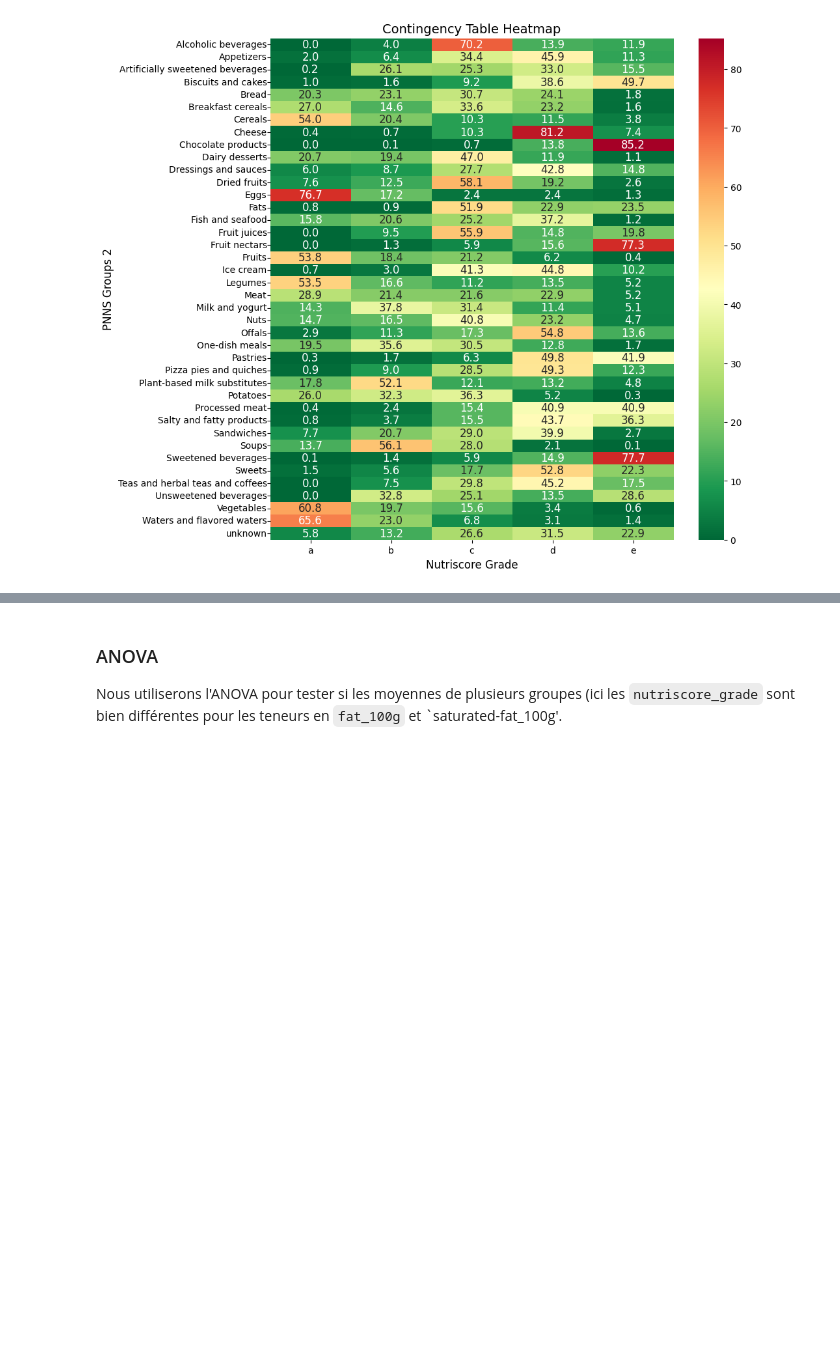
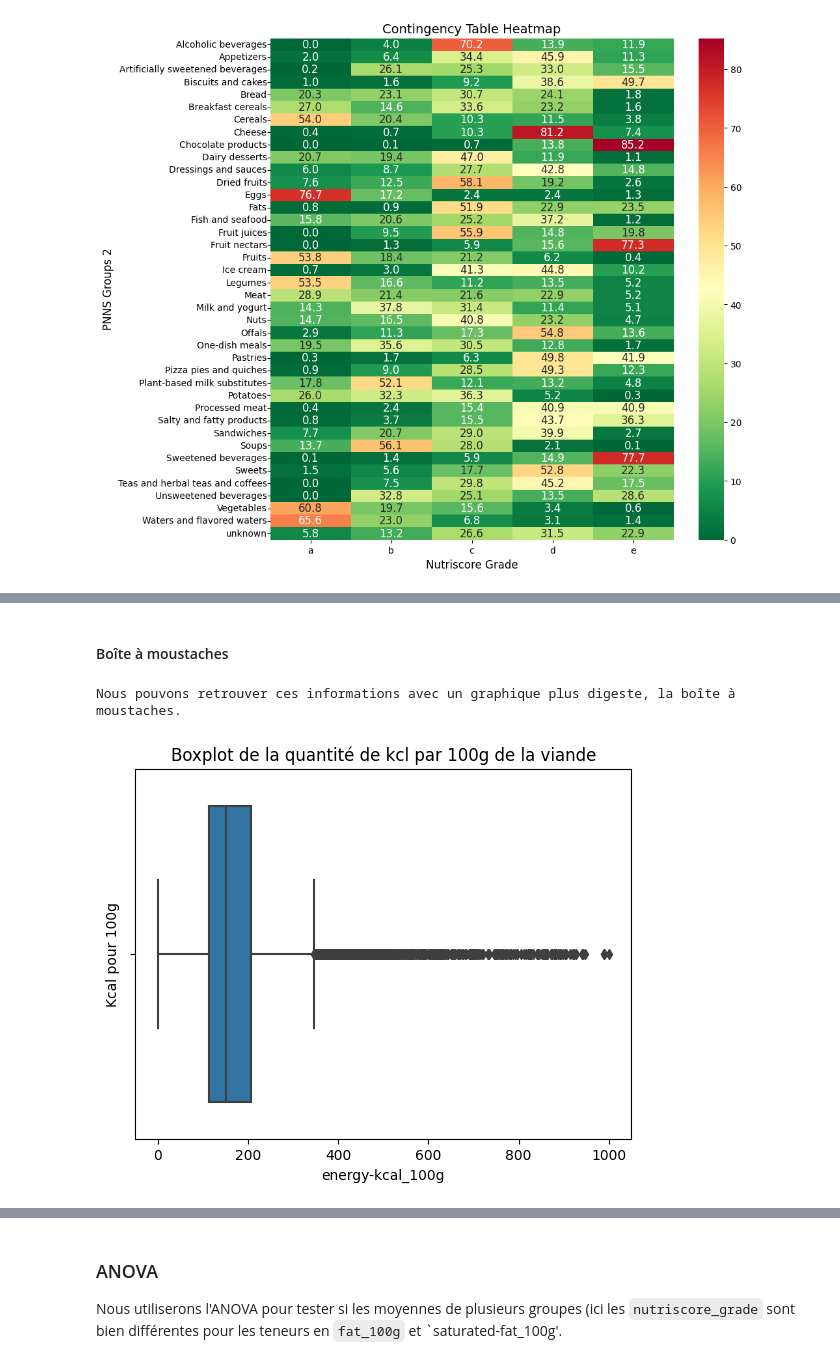
Before and after one commit to degregor69/nutriwise.io-data-analysis, a Jupyter notebook: nutriwise-io_analyse.ipynb, the cells around one changed output, grey strips where cells are left out. Drawn from its saved outputs; the diff is of its cells as text; code cells hidden in the pictures; blank space fills up the shorter version.

```diff
--- a/nutriwise-io_analyse.ipynb
+++ b/nutriwise-io_analyse.ipynb
@@ -248,3 +270,16 @@ Les viandes sont globalement riches en proétines, et en calories. Faibles dans
+# %% [markdown]
+#### Boîte à moustaches
+# %%
+print("Nous pouvons retrouver ces informations avec un graphique plus digeste, la boîte à moustaches.")
+sns.boxplot(x=meat_kcal_series, orient="h")
+
+plt.ylabel("Kcal pour 100g")
+plt.title("Boxplot de la quantité de kcl par 100g de la viande")
+
+plt.show()
+# %% [output]
+Nous pouvons retrouver ces informations avec un graphique plus digeste, la boîte à moustaches.
+[figure, added]
 # %%
 meat_grouped_by_grade = df_meat.groupby('nutriscore_grade')[['nutriscore_score', 'fat_100g', 'saturated-fat_100g', 'fiber_100g', 'sugars_100g', 'energy-kcal_100g']].mean()
 meat_grouped_by_grade_style = meat_grouped_by_grade.style.background_gradient(cmap='RdYlGn_r', axis=0).format("{:.2f}")
```
Also changed, not shown: parts of 6 cells of this notebook.
